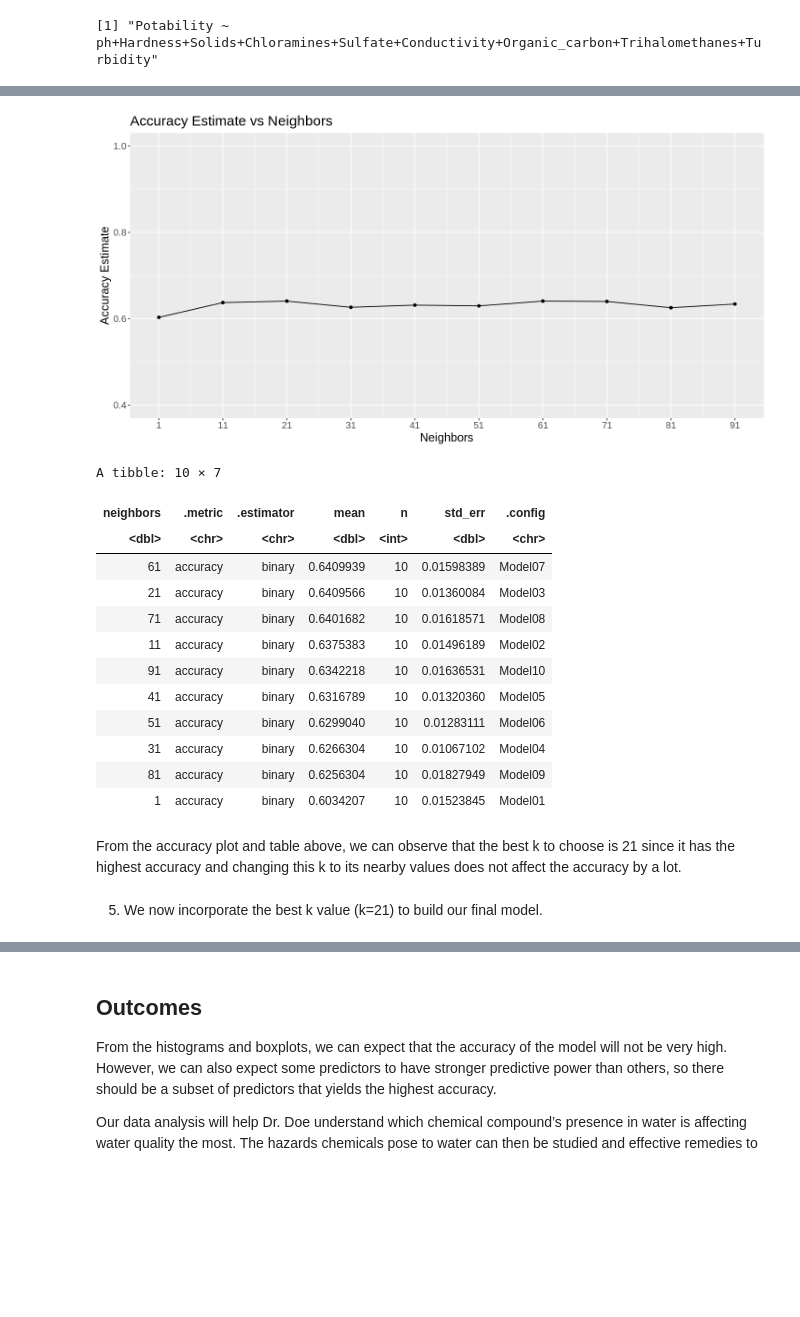
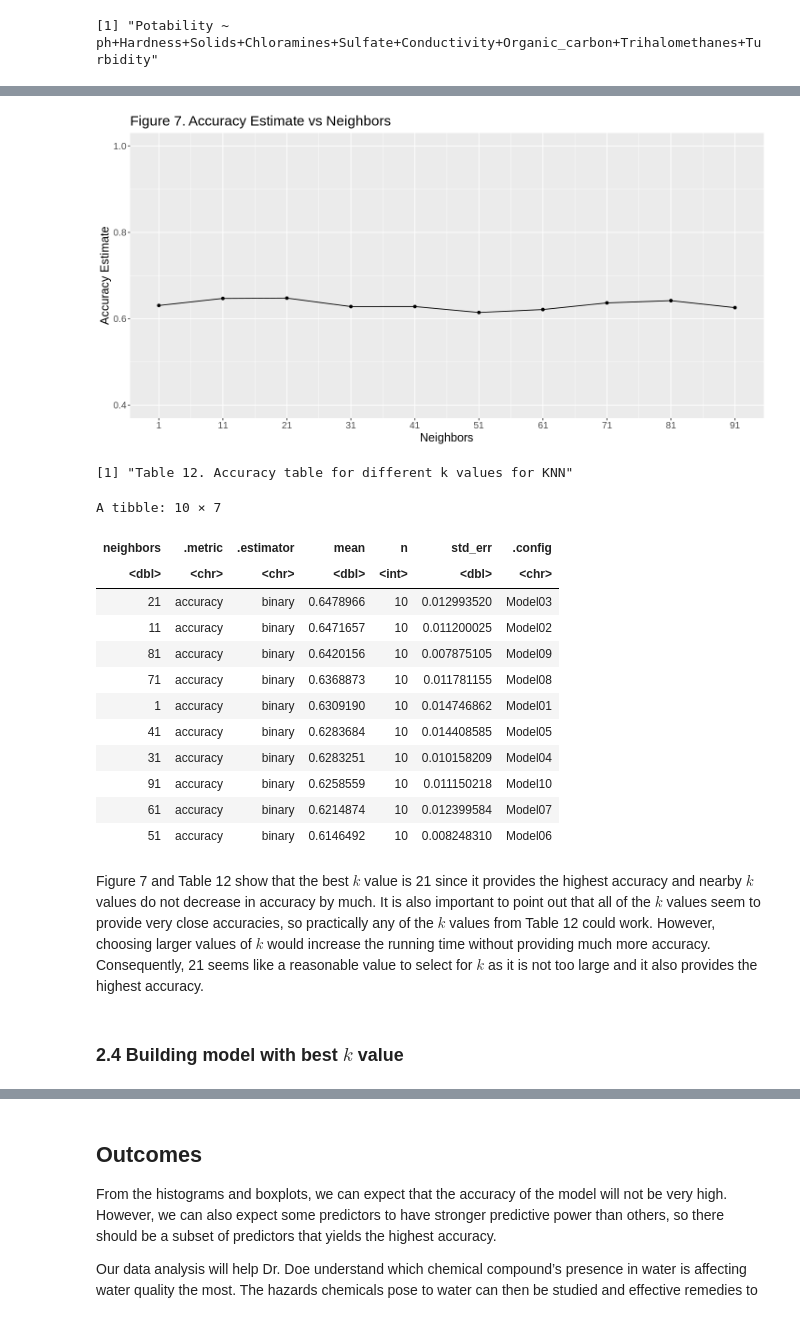
Before and after one commit to ricardoliu99/dsci100-group21, a Jupyter notebook: final_report.ipynb, the cells around one changed output, grey strips where cells are left out. Cells and saved outputs as stored; diff of their text form; code cells hidden in the pictures; blank space fills up the shorter version.

```diff
--- a/final_report.ipynb
+++ b/final_report.ipynb
@@ -543,35 +557,37 @@ water_fit <- workflow()%>%
 # %%
 options(repr.plot.width=12, repr.plot.height=6)
 water_accuracy_plot <- ggplot(water_fit, aes(x = neighbors, y = mean))+
       geom_point() +
       geom_line() +
       labs(x = "Neighbors", y = "Accuracy Estimate") +
       scale_x_continuous(breaks = seq(1, 100, by=10)) +  # adjusting the x-axis
       scale_y_continuous(limits = c(0.4, 1.0)) + # adjusting the y-axis
       theme(text = element_text(size = 15)) +
-      ggtitle("Accuracy Estimate vs Neighbors")
+      ggtitle("Figure 7. Accuracy Estimate vs Neighbors")
 
 water_accuracy_plot
 # %% [output]
-[figure, old version]
+[figure, new version]
 # %%
 options(repr.matrix.max.rows = 10)
+print("Table 12. Accuracy table for different k values for KNN")
 arrange(water_fit, desc(mean))
 # %% [output]
-A tibble: 10 × 7
+[1] "Table 12. Accuracy table for different k values for KNN"
+A tibble: 10 × 7
 | neighbors | .metric | .estimator | mean | n | std_err | .config |
 | <dbl> | <chr> | <chr> | <dbl> | <int> | <dbl> | <chr> |
-| 61 | accuracy | binary | 0.6409939 | 10 | 0.01598389 | Model07 |
-| 21 | accuracy | binary | 0.6409566 | 10 | 0.01360084 | Model03 |
-| 71 | accuracy | binary | 0.6401682 | 10 | 0.01618571 | Model08 |
-| 11 | accuracy | binary | 0.6375383 | 10 | 0.01496189 | Model02 |
-| 91 | accuracy | binary | 0.6342218 | 10 | 0.01636531 | Model10 |
-| 41 | accuracy | binary | 0.6316789 | 10 | 0.01320360 | Model05 |
-| 51 | accuracy | binary | 0.6299040 | 10 | 0.01283111 | Model06 |
-| 31 | accuracy | binary | 0.6266304 | 10 | 0.01067102 | Model04 |
-| 81 | accuracy | binary | 0.6256304 | 10 | 0.01827949 | Model09 |
-| 1 | accuracy | binary | 0.6034207 | 10 | 0.01523845 | Model01 |
+| 21 | accuracy | binary | 0.6478966 | 10 | 0.012993520 | Model03 |
+| 11 | accuracy | binary | 0.6471657 | 10 | 0.011200025 | Model02 |
+| 81 | accuracy | binary | 0.6420156 | 10 | 0.007875105 | Model09 |
+| 71 | accuracy | binary | 0.6368873 | 10 | 0.011781155 | Model08 |
+| 1 | accuracy | binary | 0.6309190 | 10 | 0.014746862 | Model01 |
+| 41 | accuracy | binary | 0.6283684 | 10 | 0.014408585 | Model05 |
+| 31 | accuracy | binary | 0.6283251 | 10 | 0.010158209 | Model04 |
+| 91 | accuracy | binary | 0.6258559 | 10 | 0.011150218 | Model10 |
+| 61 | accuracy | binary | 0.6214874 | 10 | 0.012399584 | Model07 |
+| 51 | accuracy | binary | 0.6146492 | 10 | 0.008248310 | Model06 |
-# %% [markdown]
-From the accuracy plot and table above, we can observe that the best k to choose is 21 since it has the highest accuracy and changing this k to its nearby values does not affect the accuracy by a lot.
-# %% [markdown]
-5. We now incorporate the best k value (k=21) to build our final model.
+# %% [markdown]
+Figure 7 and Table 12 show that the best $k$ value is 21 since it provides the highest accuracy and nearby $k$ values do not decrease in accuracy by much. It is also important to point out that all of the $k$ values seem to provide very close accuracies, so practically any of the $k$ values from Table 12 could work. However, choosing larger values of $k$ would increase the running time without providing much more accuracy. Consequently, 21 seems like a reasonable value to select for $k$ as it is not too large and it also provides the highest accuracy.
+# %% [markdown]
+### 2.4 Building model with best $k$ value
```
Also changed, not shown: parts of 55 cells of this notebook.
